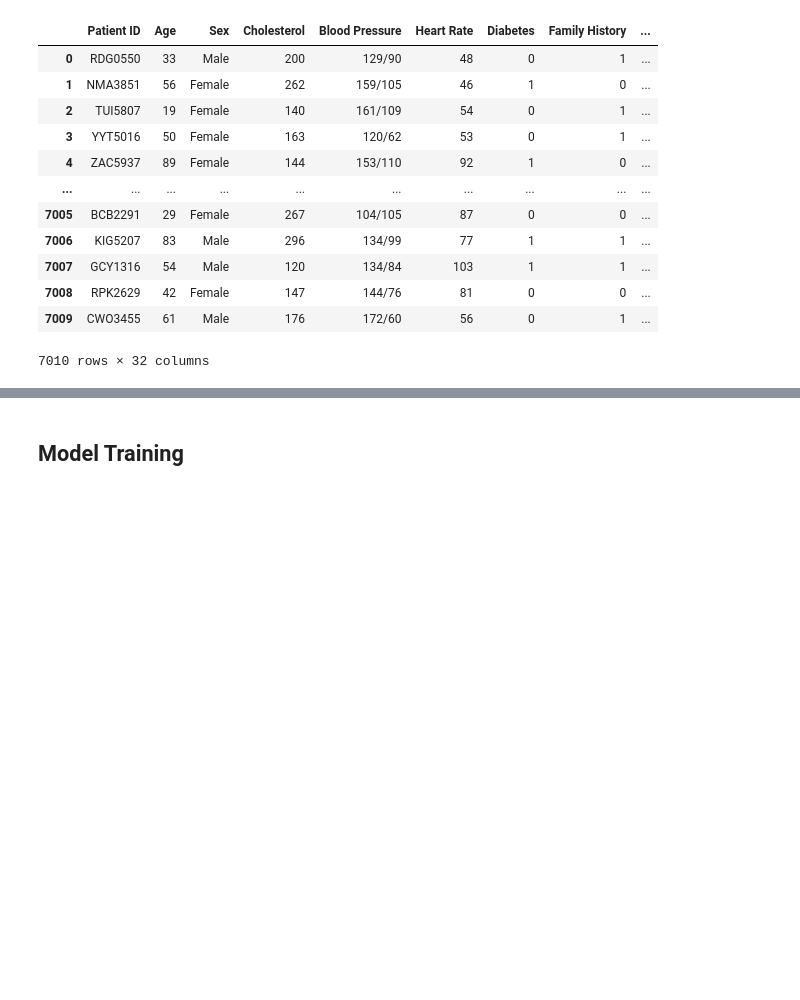
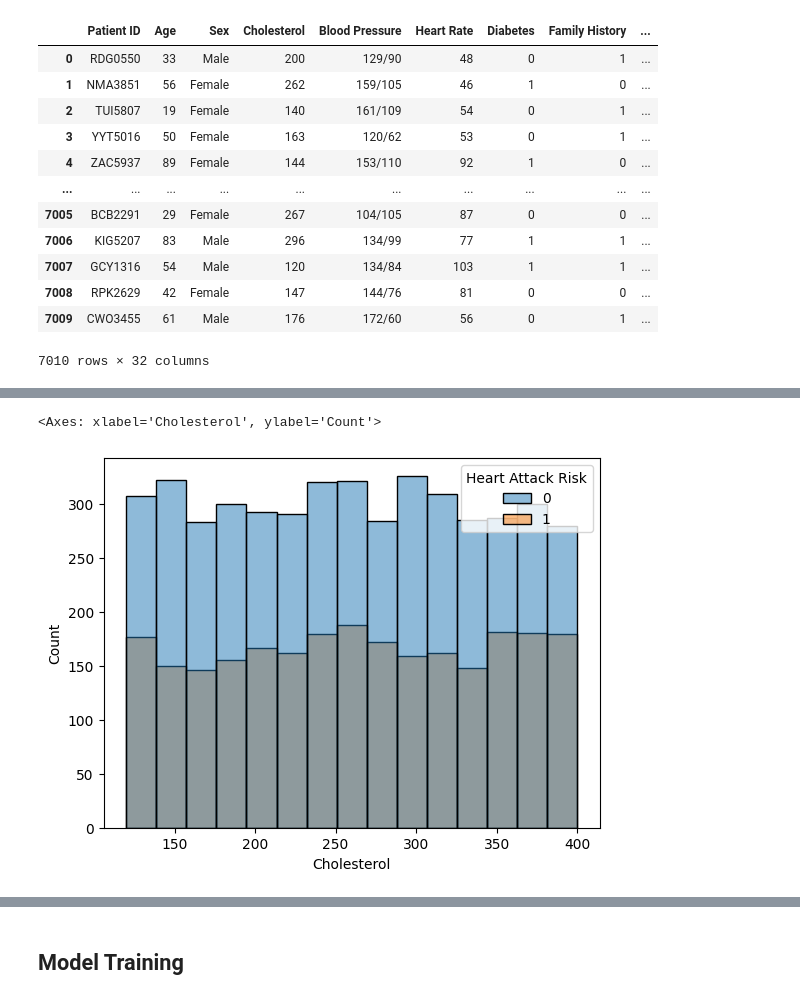
Before and after one commit to thassung/AIT_cp2023, a Jupyter notebook: main.ipynb, the cells around one changed output, grey strips where cells are left out. Saved outputs shown, nothing was run; the diff lists cells and outputs as text; code cells hidden in the pictures; blank space fills up the shorter version.

```diff
--- a/main.ipynb
+++ b/main.ipynb
@@ -406,0 +351,5 @@ data.head()
+# %%
+sns.histplot(data, x='Cholesterol', hue='Heart Attack Risk', bins=15)
+# %% [output]
+<Axes: xlabel='Cholesterol', ylabel='Count'>
+[figure, added]
```
Also changed, not shown: parts of 129 cells of this notebook, 19 other files.
